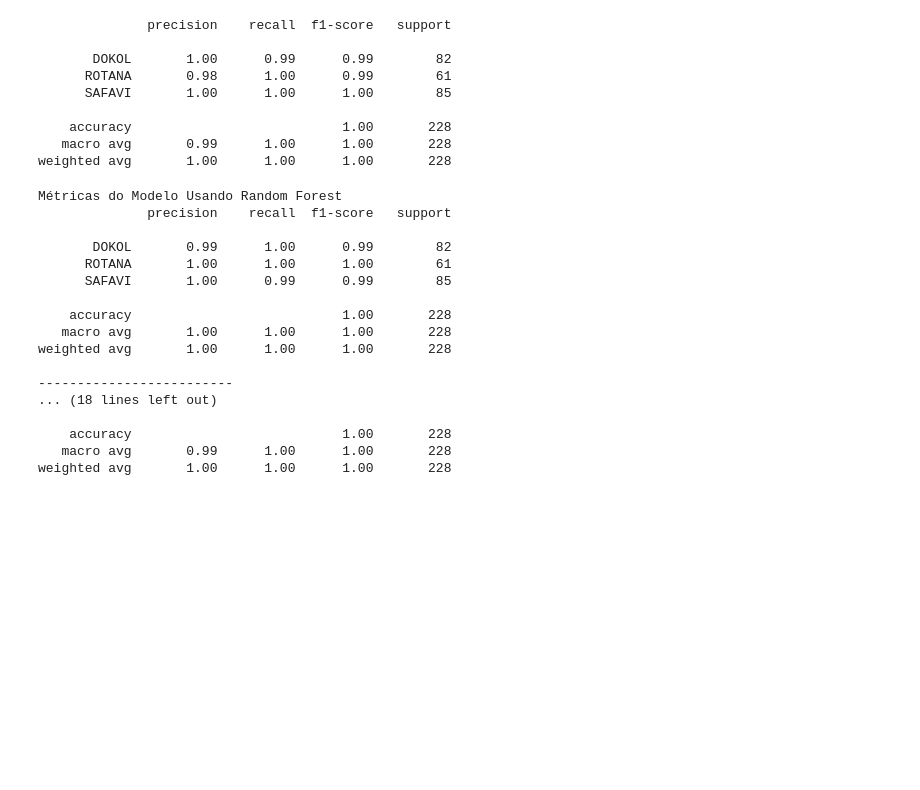
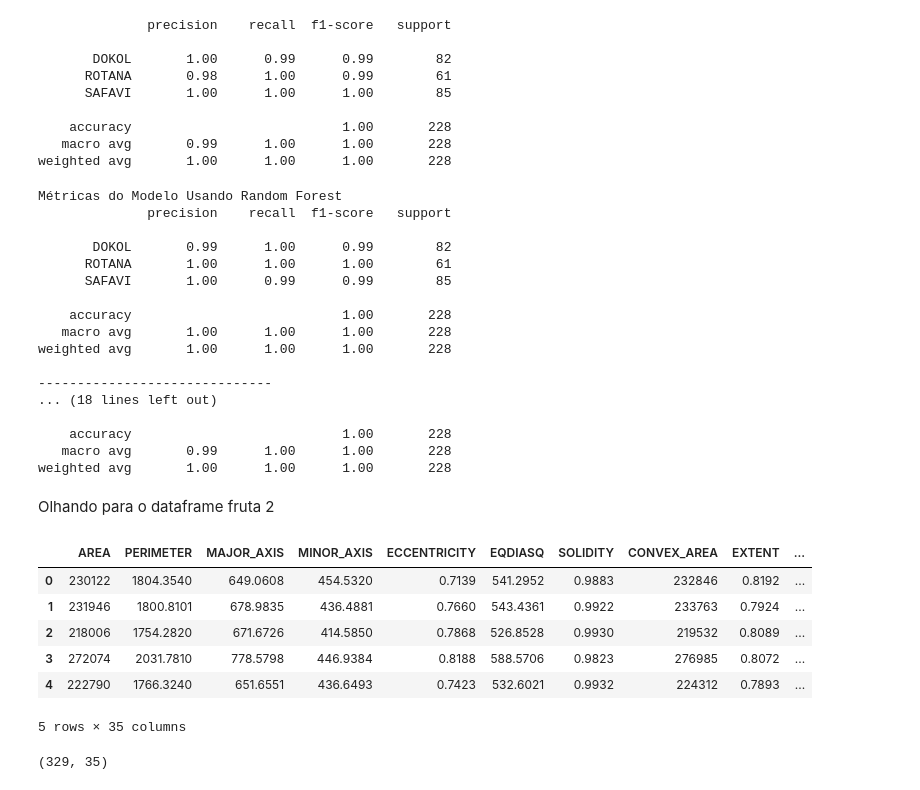
Before and after one commit to gustavoramos82/Classifica-o-Frutas, a Jupyter notebook: frutas.ipynb, the cells around one changed output. Cells and saved outputs as stored; diff of their text form; code cells hidden in the pictures; blank space fills up the shorter version.

```diff
--- a/frutas.ipynb
+++ b/frutas.ipynb
@@ -209,10 +209,10 @@ weighted avg       1.00      1.00      1.00       228
 # %%
 print('Métricas do Modelo Usando Random Forest')
 print(classification_report(y_teste,y_pred))
-print('-'*25)
+print('-'*30)
 print('Métricas do Modelo Usando Naive Bayes')
 print(classification_report(y_teste,y_pred_bay))
-print('-'*25)
+print('-'*30)
 print('Métricas do Modelo Usando KNN')
 print(classification_report(y_teste,y_pred_knn))
 # %% [output]
@@ -227,9 +227,25 @@ Métricas do Modelo Usando Random Forest
    macro avg       1.00      1.00      1.00       228
 weighted avg       1.00      1.00      1.00       228
 
--------------------------
+------------------------------
 ... (18 lines left out)
 
     accuracy                           1.00       228
    macro avg       0.99      1.00      1.00       228
 weighted avg       1.00      1.00      1.00       228
+# %% [markdown]
+Olhando para o dataframe fruta 2
+# %%
+frutas_2.head()
+# %% [output]
+|  | AREA | PERIMETER | MAJOR_AXIS | MINOR_AXIS | ECCENTRICITY | EQDIASQ | SOLIDITY | CONVEX_AREA | EXTENT | ... |
+| 0 | 230122 | 1804.3540 | 649.0608 | 454.5320 | 0.7139 | 541.2952 | 0.9883 | 232846 | 0.8192 | ... |
+| 1 | 231946 | 1800.8101 | 678.9835 | 436.4881 | 0.7660 | 543.4361 | 0.9922 | 233763 | 0.7924 | ... |
+| 2 | 218006 | 1754.2820 | 671.6726 | 414.5850 | 0.7868 | 526.8528 | 0.9930 | 219532 | 0.8089 | ... |
+| 3 | 272074 | 2031.7810 | 778.5798 | 446.9384 | 0.8188 | 588.5706 | 0.9823 | 276985 | 0.8072 | ... |
+| 4 | 222790 | 1766.3240 | 651.6551 | 436.6493 | 0.7423 | 532.6021 | 0.9932 | 224312 | 0.7893 | ... |
+5 rows × 35 columns
+# %%
+frutas_2.shape
+# %% [output]
+(329, 35)
```
Also changed, not shown: parts of 9 cells of this notebook.
